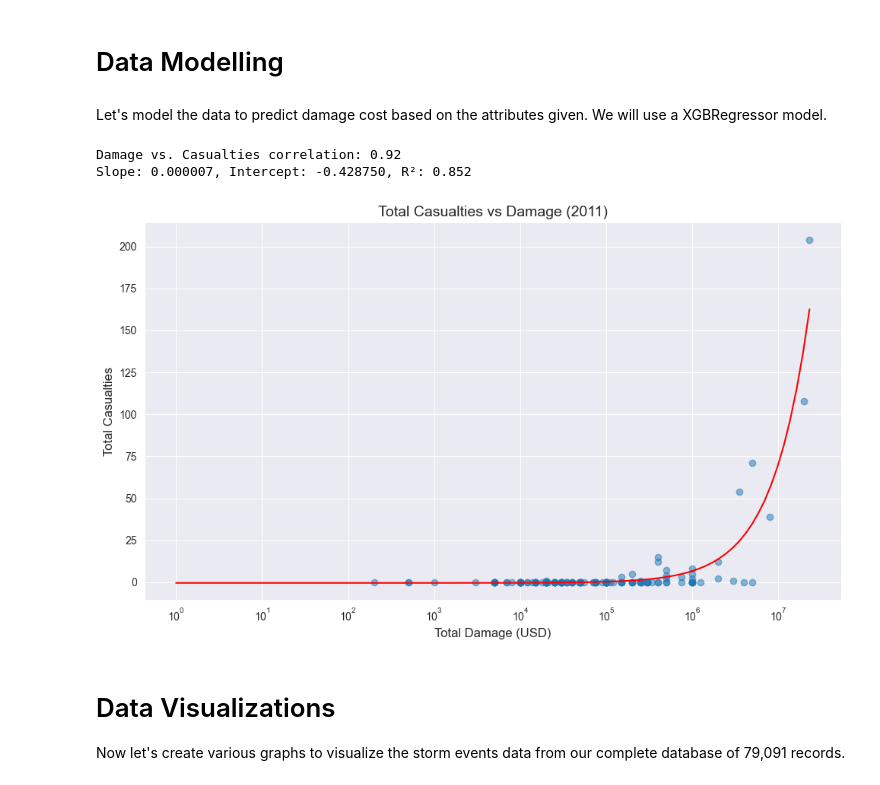
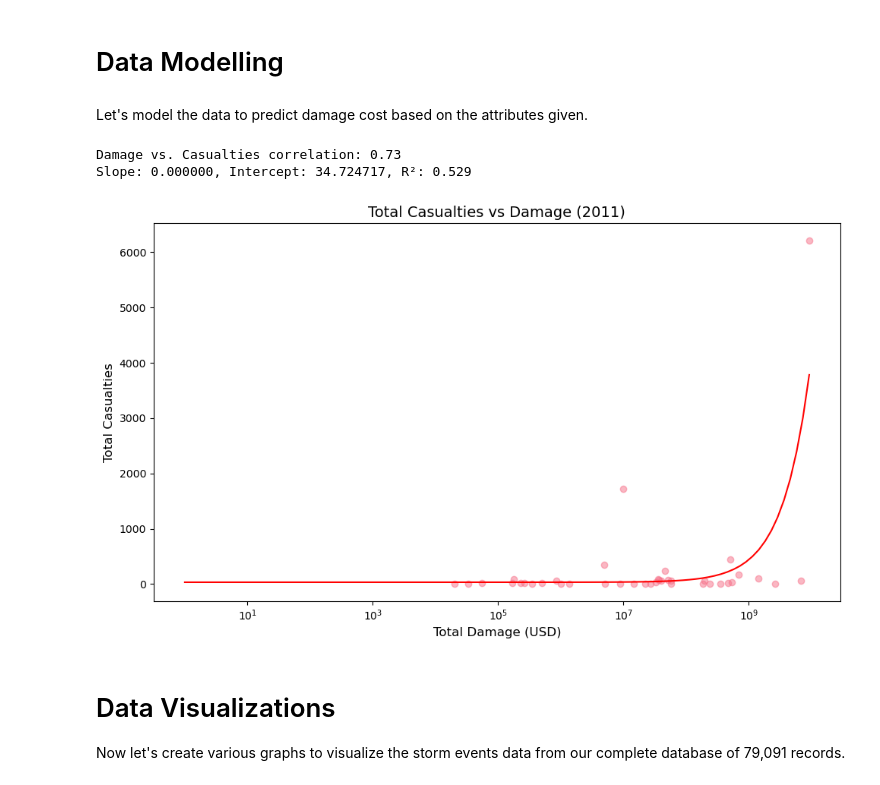
Before and after one commit to TribotCoder/Final-Project, a Jupyter notebook: cap4770_mysql.ipynb, the cells around one changed output. Saved outputs shown, nothing was run; the diff lists cells and outputs as text; code cells hidden in the pictures.

```diff
--- a/cap4770_mysql.ipynb
+++ b/cap4770_mysql.ipynb
@@ -61,7 +86,7 @@ Available tables in the database:
 # You may need to adjust the table name based on how you uploaded the data
 
 try:
-    storm_table_name = 'storm_events_details'
+    storm_table_name = 'stormevents_details'
     if storm_table_name:
         # Query the first 10 records from the database
         query = f"SELECT * FROM {storm_table_name} LIMIT 10"
@@ -110,76 +135,72 @@ print(damage_db)
 # %% [markdown]
 # Data Modelling
 # %% [markdown]
-Let's model the data to predict damage cost based on the attributes given. We will use a XGBRegressor model.
+Let's model the data to predict damage cost based on the attributes given.
 # %%
-# Determine intensity field
-desc_df = pd.read_sql("DESCRIBE storm_events_details", conn)
-if 'TOR_F_SCALE' in desc_df['Field'].values:
-    intensity_field = 'TOR_F_SCALE'
-elif 'MAGNITUDE' in desc_df['Field'].values:
-    intensity_field = 'MAGNITUDE'
-else:
-    intensity_field = None
-
-# Query to compute totals
 query = f"""
 SELECT
-  (CASE
-     WHEN DAMAGE_PROPERTY LIKE '%k' THEN CAST(REPLACE(DAMAGE_PROPERTY,'k','') AS DECIMAL(20,2))*1000
-     WHEN DAMAGE_PROPERTY LIKE '%M' THEN CAST(REPLACE(DAMAGE_PROPERTY,'M','') AS DECIMAL(20,2))*1000000
-     WHEN DAMAGE_PROPERTY LIKE '%B' THEN CAST(REPLACE(DAMAGE_PROPERTY,'B','') AS DECIMAL(20,2))*1000000000
-     ELSE CAST(DAMAGE_PROPERTY AS DECIMAL(20,2))
-   END
-   +
-   CASE
-     WHEN DAMAGE_CROPS LIKE '%k' THEN CAST(REPLACE(DAMAGE_CROPS,'k','') AS DECIMAL(20,2))*1000
-     WHEN DAMAGE_CROPS LIKE '%M' THEN CAST(REPLACE(DAMAGE_CROPS,'M','') AS DECIMAL(20,2))*1000000
-     WHEN DAMAGE_CROPS LIKE '%B' THEN CAST(REPLACE(DAMAGE_CROPS,'B','') AS DECIMAL(20,2))*1000000000
-     ELSE CAST(DAMAGE_CROPS AS DECIMAL(20,2))
-   END) AS total_damage,
-  (COALESCE(INJURIES_DIRECT,0)
-   + COALESCE(INJURIES_INDIRECT,0)
-   + COALESCE(DEATHS_DIRECT,0)
-   + COALESCE(DEATHS_INDIRECT,0)
-  ) AS total_casualties,
-  `{intensity_field}` AS intensity
-FROM storm_events_details
-WHERE `{intensity_field}` IS NOT NULL;
+  event_type,
+  SUM(
+    CASE
+      WHEN damage_property LIKE '%k' THEN CAST(REPLACE(damage_property,'k','') AS DECIMAL(10,2)) * 1000
+      WHEN damage_property LIKE '%M' THEN CAST(REPLACE(damage_property,'M','') AS DECIMAL(10,2)) * 1000000
+      WHEN damage_property LIKE '%B' THEN CAST(REPLACE(damage_property,'B','') AS DECIMAL(10,2)) * 1000000000
+      ELSE CAST(COALESCE(damage_property,'0') AS DECIMAL(10,2))
+    END
+    +
+    CASE
+      WHEN damage_crops LIKE '%k' THEN CAST(REPLACE(damage_crops,'k','') AS DECIMAL(10,2)) * 1000
+      WHEN damage_crops LIKE '%M' THEN CAST(REPLACE(damage_crops,'M','') AS DECIMAL(10,2)) * 1000000
+      WHEN damage_crops LIKE '%B' THEN CAST(REPLACE(damage_crops,'B','') AS DECIMAL(10,2)) * 1000000000
+      ELSE CAST(COALESCE(damage_crops,'0') AS DECIMAL(10,2))
+    END
+  ) AS total_damage,
+
+  SUM(
+    COALESCE(injuries_direct,  0) +
+    COALESCE(injuries_indirect,0) +
+    COALESCE(deaths_direct,    0) +
+    COALESCE(deaths_indirect,  0)
+  ) AS total_casualties
+
+FROM {storm_table_name}
+GROUP BY event_type;
 """
 
 # Load data
 df = pd.read_sql(query, conn)
 
 # Drop rows with missing values
-df = df.dropna(subset=['total_damage', 'total_casualties', 'intensity'])
+df = df.dropna(subset=['total_damage', 'total_casualties'])
 
 # Compute correlation
 corr = df['total_damage'].corr(df['total_casualties'])
 print(f"Damage vs. Casualties correlation: {corr:.2f}")
 
 # Fit regression
 X = df[['total_damage']]
 y = df['total_casualties']
 model = LinearRegression().fit(X, y)
 slope, intercept = model.coef_[0], model.intercept_
 r2 = model.score(X, y)
 print(f"Slope: {slope:.6f}, Intercept: {intercept:.6f}, R²: {r2:.3f}")
 
+
 # Plot scatter and regression
 plt.figure(figsize=(10,6))
 plt.scatter(df['total_damage'], df['total_casualties'], alpha=0.5)
 x_vals = np.logspace(np.log10(df['total_damage'].min()+1), np.log10(df['total_damage'].max()+1), 100)
 plt.plot(x_vals, intercept + slope * x_vals, color='red')
 plt.xscale('log')
 plt.xlabel('Total Damage (USD)', fontsize=12)
 plt.ylabel('Total Casualties', fontsize=12)
 plt.title('Total Casualties vs Damage (2011)', fontsize=14)
 plt.tight_layout()
 plt.show()
 # %% [output]
-Damage vs. Casualties correlation: 0.92
-Slope: 0.000007, Intercept: -0.428750, R²: 0.852
+Damage vs. Casualties correlation: 0.73
+Slope: 0.000000, Intercept: 34.724717, R²: 0.529
-[figure, old version]
+[figure, new version]
 # %% [markdown]
 # Data Visualizations
 
```
Also changed, not shown: parts of 13 cells of this notebook.
